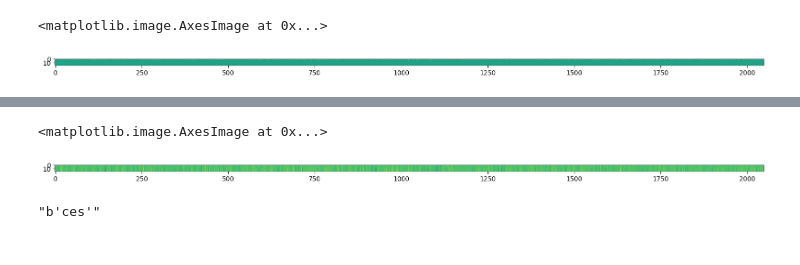
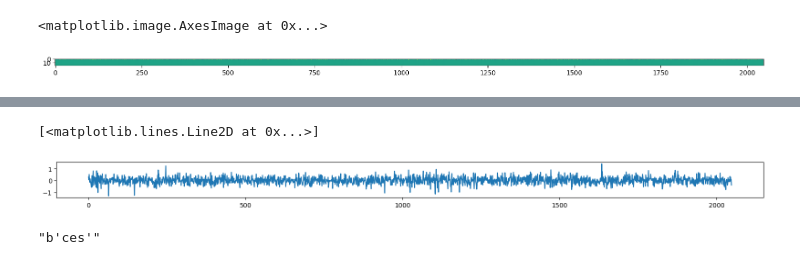
Before and after one commit to alberthier/too-many-llamas, a Jupyter notebook: 1-ipynb-llama/3-embeddings.ipynb, the cells around one changed output, grey strips where cells are left out. Saved outputs shown, nothing was run; the diff lists cells and outputs as text; code cells hidden in the pictures.

```diff
--- a/1-ipynb-llama/3-embeddings.ipynb
+++ b/1-ipynb-llama/3-embeddings.ipynb
@@ -171,0 +196,3 @@ rmsnorm(embedded_text).shape
+# %%
+x = rmsnorm(embedded_text)
+display(x.shape)
@@ -171,0 +201,11 @@ rmsnorm(embedded_text).shape
+# %%
+input_length = x.shape[0]
+
+# QKV
+xq = x @ q_weight
+xk = x @ k_weight
+xv = x @ v_weight
+
+display(xq.shape)
+display(xk.shape)
+display(xv.shape)
@@ -171,0 +216,8 @@ rmsnorm(embedded_text).shape
+# %%
+xq = xq.reshape((input_length, num_attention_heads, head_dim))
+xk = xk.reshape((input_length, num_key_value_heads, head_dim))
+xv = xv.reshape((input_length, num_key_value_heads, head_dim))
+
+display(xq.shape)
+display(xk.shape)
+display(xv.shape)
@@ -399,5 +465,8 @@ plt.imshow(em_txt)
 # %%
 att = Attention(tensors, 0, 50, config)
-res = att(embedded_rmsnorm, start_pos, mask, freqs_cos, freqs_sin)
+display(att.k_weight.shape)
+display(att.q_weight.shape)
+display(att.v_weight.shape)
+res = att(embedded_rmsnorm[np.newaxis], start_pos, None, freqs_cos[np.newaxis, 0], freqs_sin[np.newaxis, 0])
 res.shape
 # %% [output]
@@ -406,9 +481,9 @@ ValueError: cannot reshape array of size 2048 into shape (2048,32,64)
 # %%
 plt.figure(figsize = (20,1))
-plt.imshow(res)
+plt.plot(res[0])
 # %% [output]
-<matplotlib.image.AxesImage at 0x...>
+[<matplotlib.lines.Line2D at 0x...>]
-[figure, old version]
+[figure, new version]
 # %%
 tokenizer.detokenize(res[-1, :].argmax(-1, keepdims=True))
 # %% [output]
```
Also changed, not shown: parts of 12 cells of this notebook, 6 other files.
